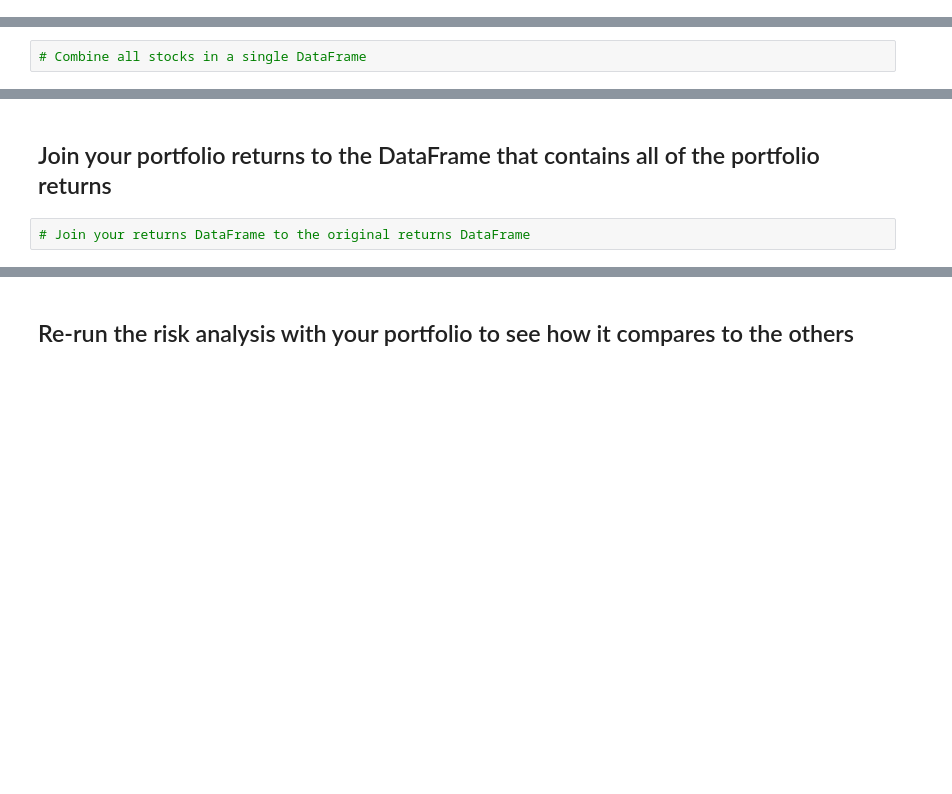
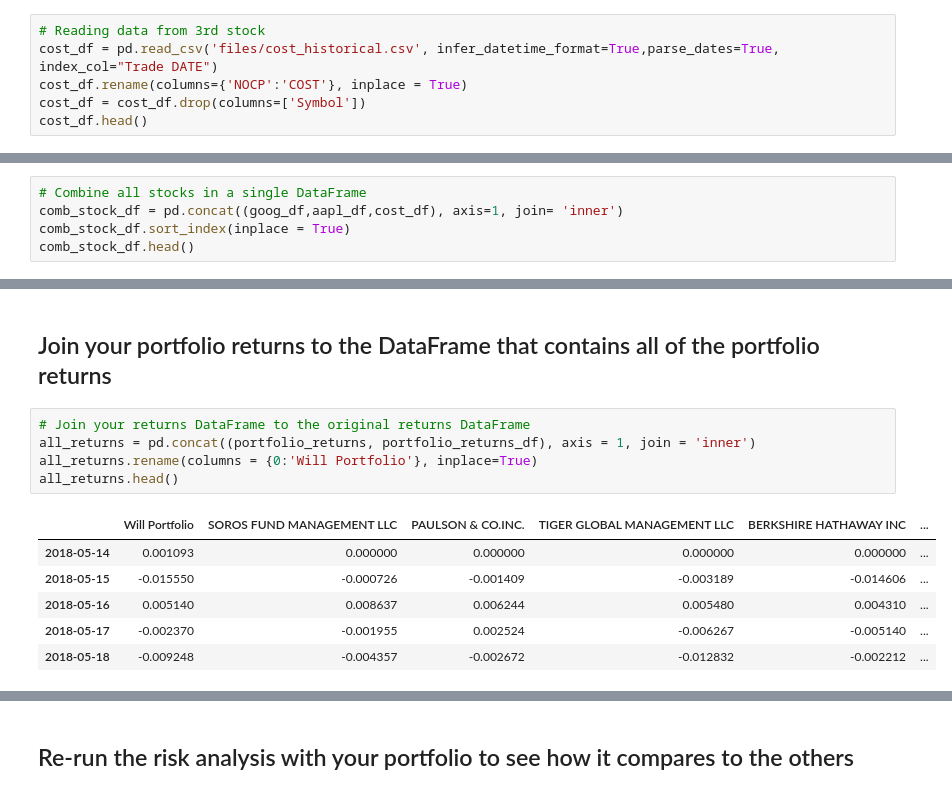
Before and after one commit to Wil-bro0824/A_Whale_Off_PortFolio, a Jupyter notebook: whale_analysis.ipynb, the cells around one changed output, grey strips where cells are left out. Saved outputs shown, nothing was run; the diff lists cells and outputs as text; blank space fills up the shorter version.

```diff
--- a/whale_analysis.ipynb
+++ b/whale_analysis.ipynb
@@ -347,0 +391,6 @@ For this demo solution, we fetch data from three companies listes in the S&P 500
+# %%
+# Reading data from 3rd stock
+cost_df = pd.read_csv('files/cost_historical.csv', infer_datetime_format=True,parse_dates=True, index_col="Trade DATE")
+cost_df.rename(columns={'NOCP':'COST'}, inplace = True)
+cost_df = cost_df.drop(columns=['Symbol'])
+cost_df.head()
@@ -348,2 +405,5 @@ For this demo solution, we fetch data from three companies listes in the S&P 500
 # %%
 # Combine all stocks in a single DataFrame
+comb_stock_df = pd.concat((goog_df,aapl_df,cost_df), axis=1, join= 'inner')
+comb_stock_df.sort_index(inplace = True)
+comb_stock_df.head()
@@ -370,5 +465,15 @@ weights = [1/3, 1/3, 1/3]
 ## Join your portfolio returns to the DataFrame that contains all of the portfolio returns
 # %%
 # Join your returns DataFrame to the original returns DataFrame
+all_returns = pd.concat((portfolio_returns, portfolio_returns_df), axis = 1, join = 'inner')
+all_returns.rename(columns = {0:'Will Portfolio'}, inplace=True)
+all_returns.head()
+# %% [output]
+|  | Will Portfolio | SOROS FUND MANAGEMENT LLC | PAULSON & CO.INC. | TIGER GLOBAL MANAGEMENT LLC | BERKSHIRE HATHAWAY INC | ... |
+| 2018-05-14 | 0.001093 | 0.000000 | 0.000000 | 0.000000 | 0.000000 | ... |
+| 2018-05-15 | -0.015550 | -0.000726 | -0.001409 | -0.003189 | -0.014606 | ... |
+| 2018-05-16 | 0.005140 | 0.008637 | 0.006244 | 0.005480 | 0.004310 | ... |
+| 2018-05-17 | -0.002370 | -0.001955 | 0.002524 | -0.006267 | -0.005140 | ... |
+| 2018-05-18 | -0.009248 | -0.004357 | -0.002672 | -0.012832 | -0.002212 | ... |
 # %%
 # Only compare dates where return data exists for all the stocks (drop NaNs)
```
Also changed, not shown: parts of 22 cells of this notebook.
